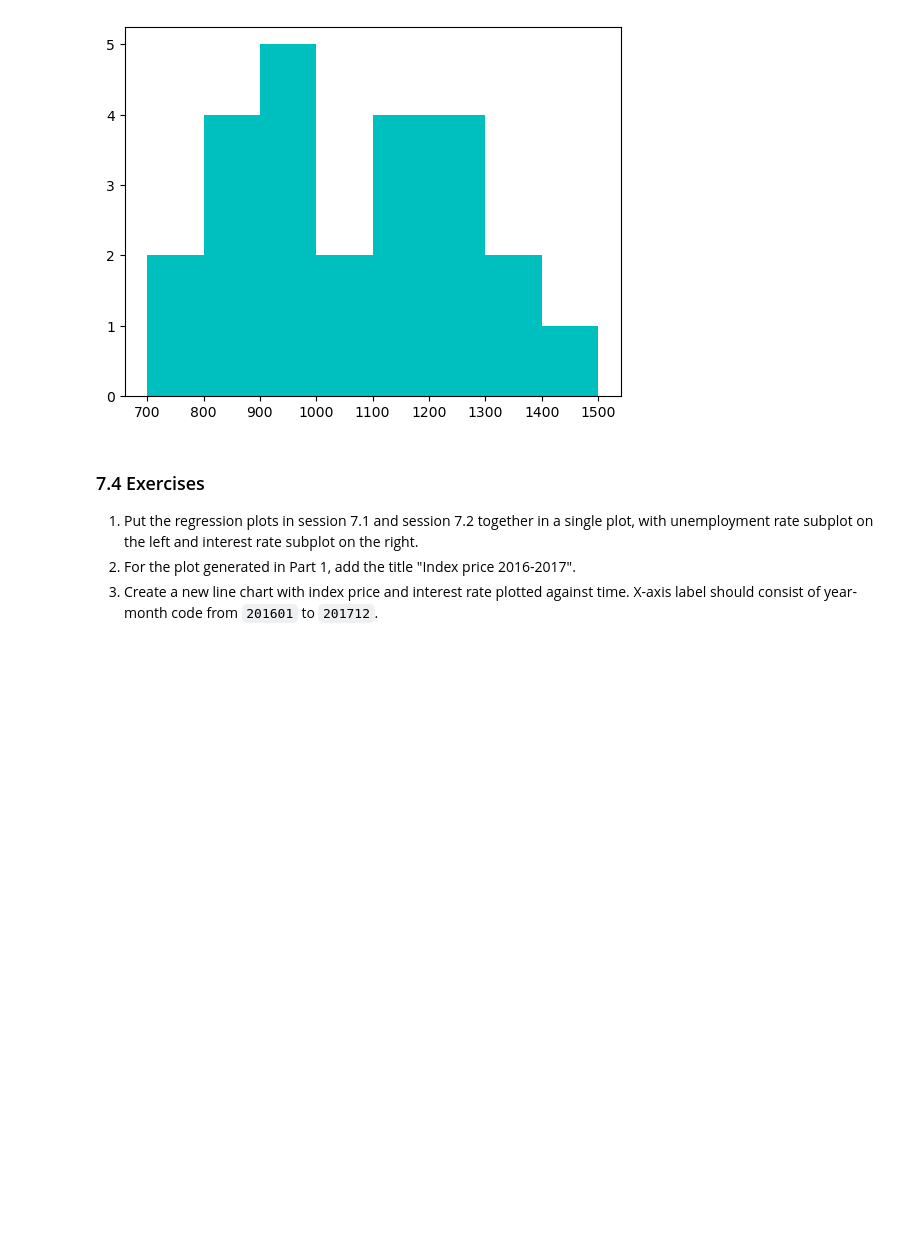
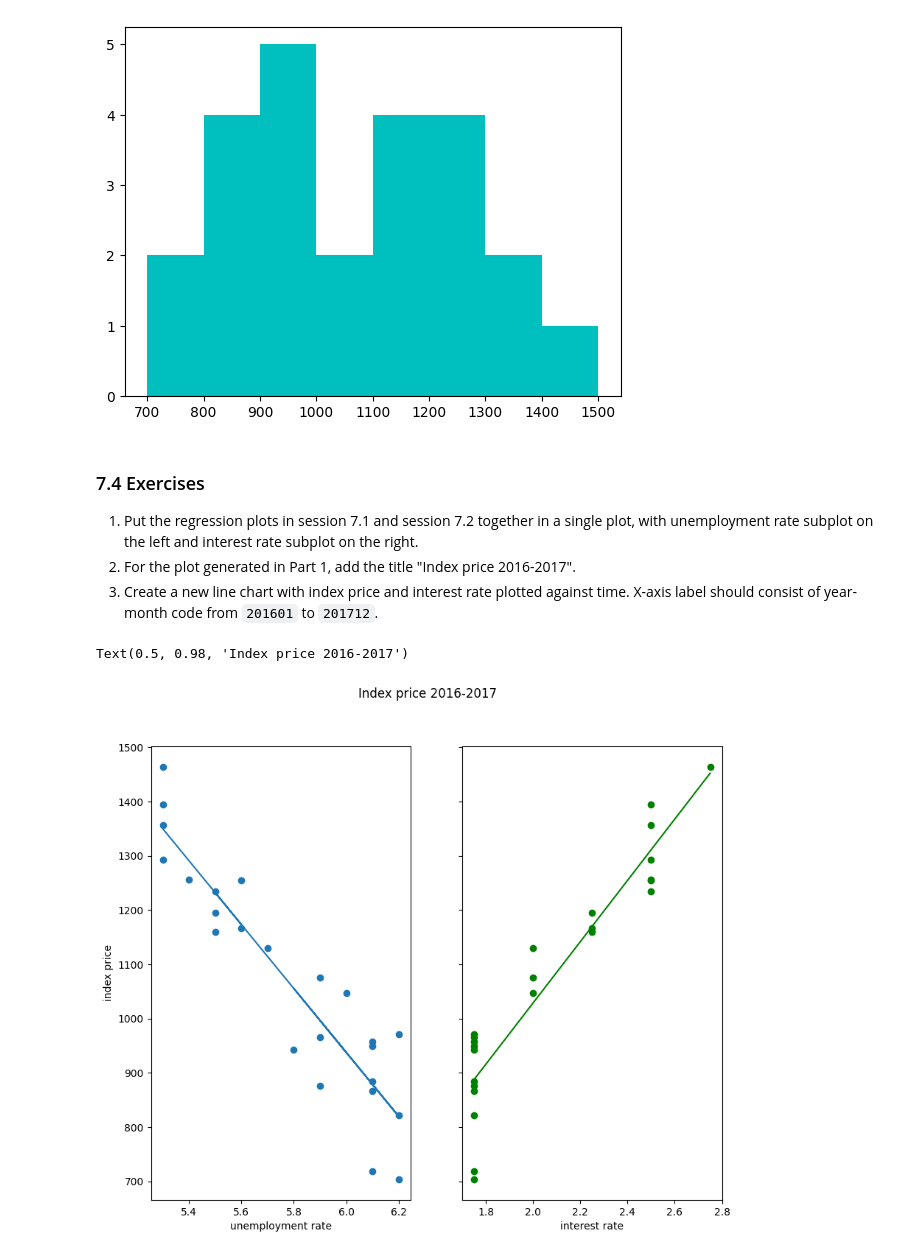
Before and after one commit to no-damnjoke/2390-notes, a Jupyter notebook: Tutorial/FINA2390 Tutorial 7.ipynb, the cells around one changed output. Saved outputs shown, nothing was run; the diff lists cells and outputs as text; code cells hidden in the pictures; blank space fills up the shorter version.

```diff
--- a/Tutorial/FINA2390 Tutorial 7.ipynb
+++ b/Tutorial/FINA2390 Tutorial 7.ipynb
@@ -179,3 +179,17 @@ plt.hist(df['index_price'],bins=range(700,1600,100),color="c")
 1. Put the regression plots in session 7.1 and session 7.2 together in a single plot, with unemployment rate subplot on the left and interest rate subplot on the right.
 2. For the plot generated in Part 1, add the title "Index price 2016-2017".
 3. Create a new line chart with index price and interest rate plotted against time. X-axis label should consist of year-month code from `201601` to `201712`.
+# %%
+#My Solution
+fig, axes = plt.subplots(1, 2, figsize = (10, 8), sharey = True)
+axes[0].scatter(df['unemployment_rate'], df['index_price'])
+axes[0].plot(df['unemployment_rate'], predictions1)
+axes[0].set_xlabel("unemployment rate")
+axes[0].set_ylabel("index price")
+axes[1].scatter(df['interest_rate'], df['index_price'], c="g")
+axes[1].plot(df['interest_rate'], predictions2, "g")
+axes[1].set_xlabel("interest rate")
+fig.suptitle("Index price 2016-2017")
+# %% [output]
+Text(0.5, 0.98, 'Index price 2016-2017')
+[figure, added]
```
Also changed, not shown: parts of 4 cells of this notebook.
